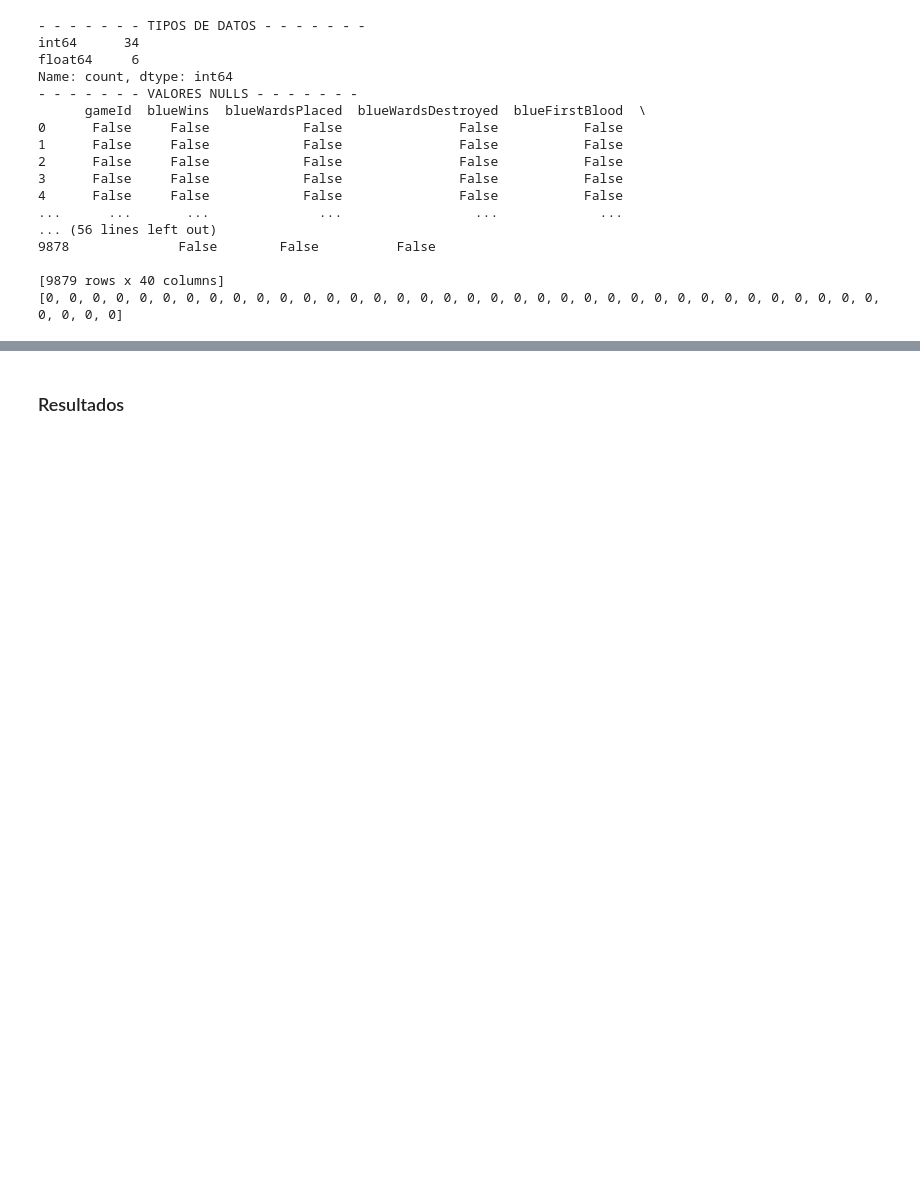
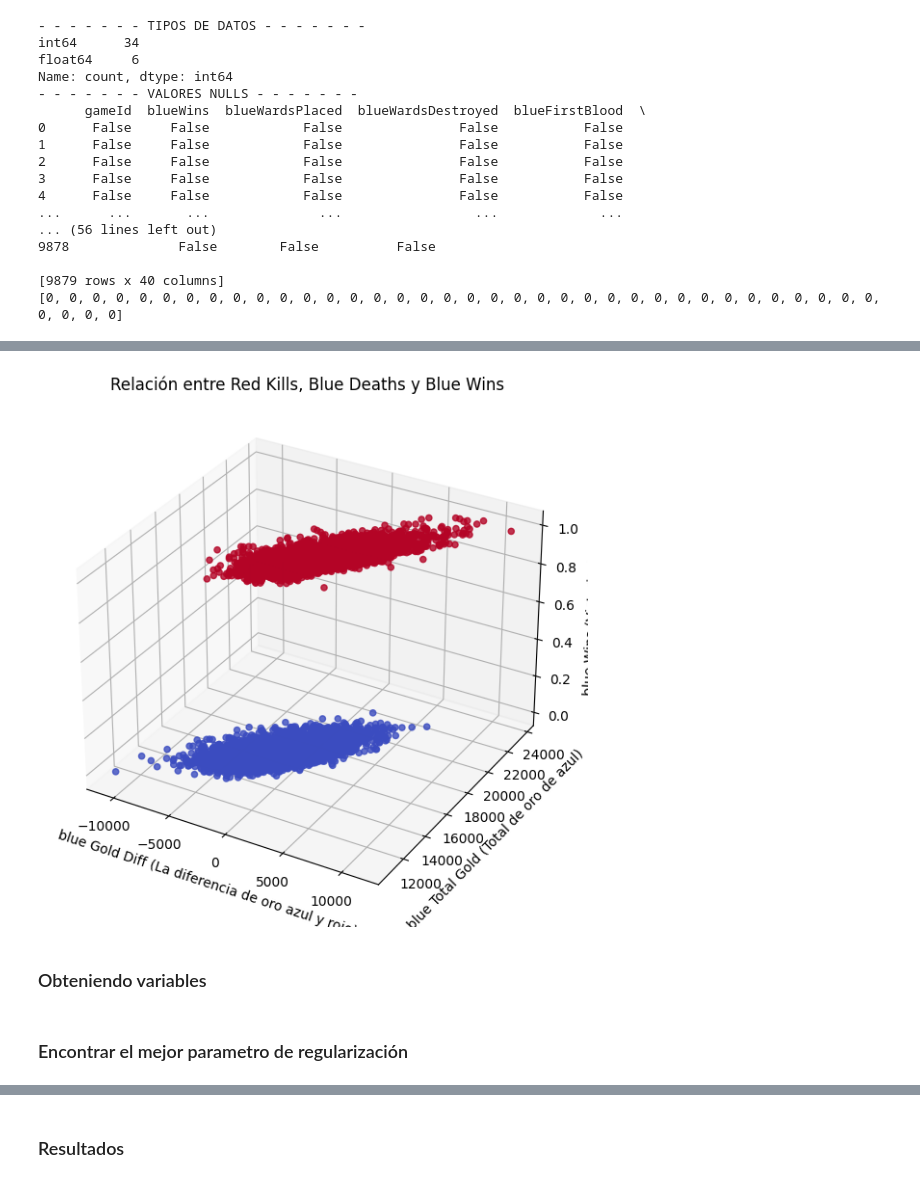
Before and after one commit to Gerax5/LAB2---IA, a Jupyter notebook: 3/3.ipynb, the cells around one changed output, grey strips where cells are left out. Drawn from its saved outputs; the diff is of its cells as text; code cells hidden in the pictures; blank space fills up the shorter version.

```diff
--- a/3/3.ipynb
+++ b/3/3.ipynb
@@ -100,0 +97,25 @@ y_proba = model.predict_proba(X_test)[:, 1]
+# %%
+import matplotlib.pyplot as plt
+import numpy as np
+from mpl_toolkits.mplot3d import Axes3D
+
+x = df["blueGoldDiff"]
+y = df["blueTotalGold"]
+z = df["blueWins"]
+
+fig = plt.figure(figsize=(10,7))
+ax = fig.add_subplot(111, projection='3d')
+
+ax.scatter(x, y, z, c=z, cmap="coolwarm", marker='o', alpha=0.8)
+
+ax.set_xlabel("blue Gold Diff (La diferencia de oro azul y rojo)")
+ax.set_ylabel("blue Total Gold (Total de oro de azul)")
+ax.set_zlabel("blue Wins (Victoria Azul)")
+
+ax.set_title("Relación entre Red Kills, Blue Deaths y Blue Wins")
+
+plt.show()
+# %% [output]
+[figure, added]
+# %% [markdown]
+### Obteniendo variables
@@ -100,0 +173,2 @@ y_proba = model.predict_proba(X_test)[:, 1]
+# %% [markdown]
+### Encontrar el mejor parametro de regularización
```
Also changed, not shown: parts of 25 cells of this notebook.
